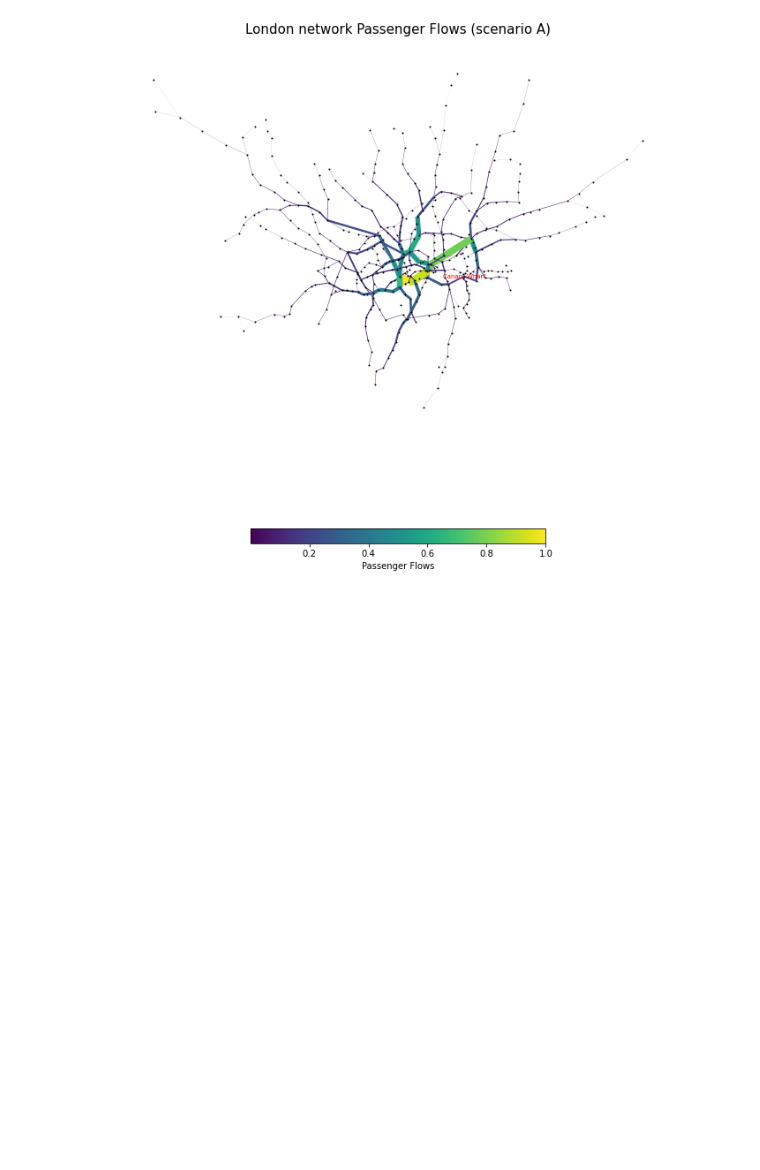
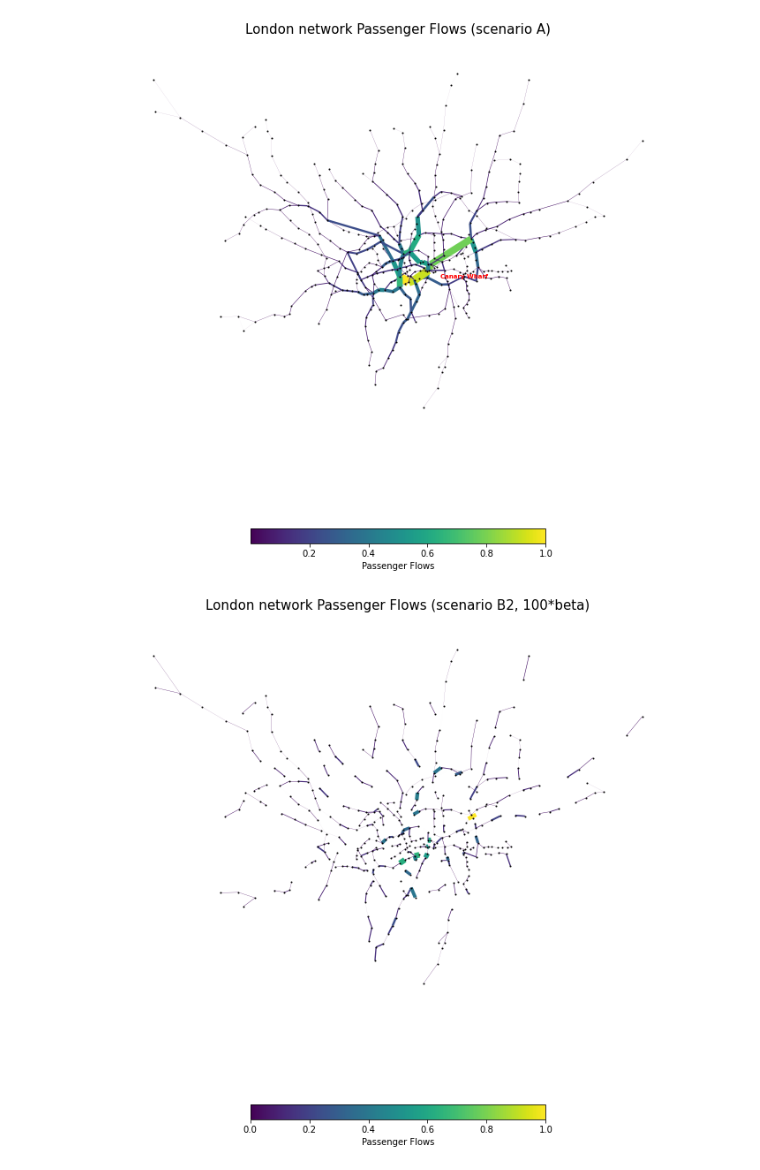
Before and after one commit to neneninja97/UrbanSim, a Jupyter notebook: urban_sim.ipynb, the cells around one changed output. Drawn from its saved outputs; the diff is of its cells as text; code cells hidden in the pictures; blank space fills up the shorter version.

```diff
--- a/urban_sim.ipynb
+++ b/urban_sim.ipynb
@@ -1066 +1159,23 @@ plt.show()
+# %%
+#plot our calcuated flows
+flows_values = flows_scenario_B2.values()
+flow_color=[(i[2]['flows_scenario_B2']/max(flows_values)) for i in G.edges(data=True)]
+flow_width=[(i[2]['flows_scenario_B2']/max(flows_values)*10) for i in G.edges(data=True)]
+label = {n: (n if n=="Canary Wharf" else '') for n in G.nodes}
+
+# Plot graph
+fig, ax = plt.subplots(figsize=(12,12))
+edg=nx.draw_networkx_edges(G, pos,edge_color=flow_color, width=flow_width)
+
+nx.draw_networkx_nodes(G,
+        pos = pos,
+        node_color= 'black',
+        node_size= 1)
+
+plt.colorbar(edg,label="Passenger Flows",orientation="horizontal", shrink=0.5)
+plt.axis("off")
+plt.title("London network Passenger Flows (scenario B2, 100*beta)",fontsize=15)
+plt.show()
+# %% [output]
+[figure, added]
 # %%
```
Also changed, not shown: parts of 15 cells of this notebook.
